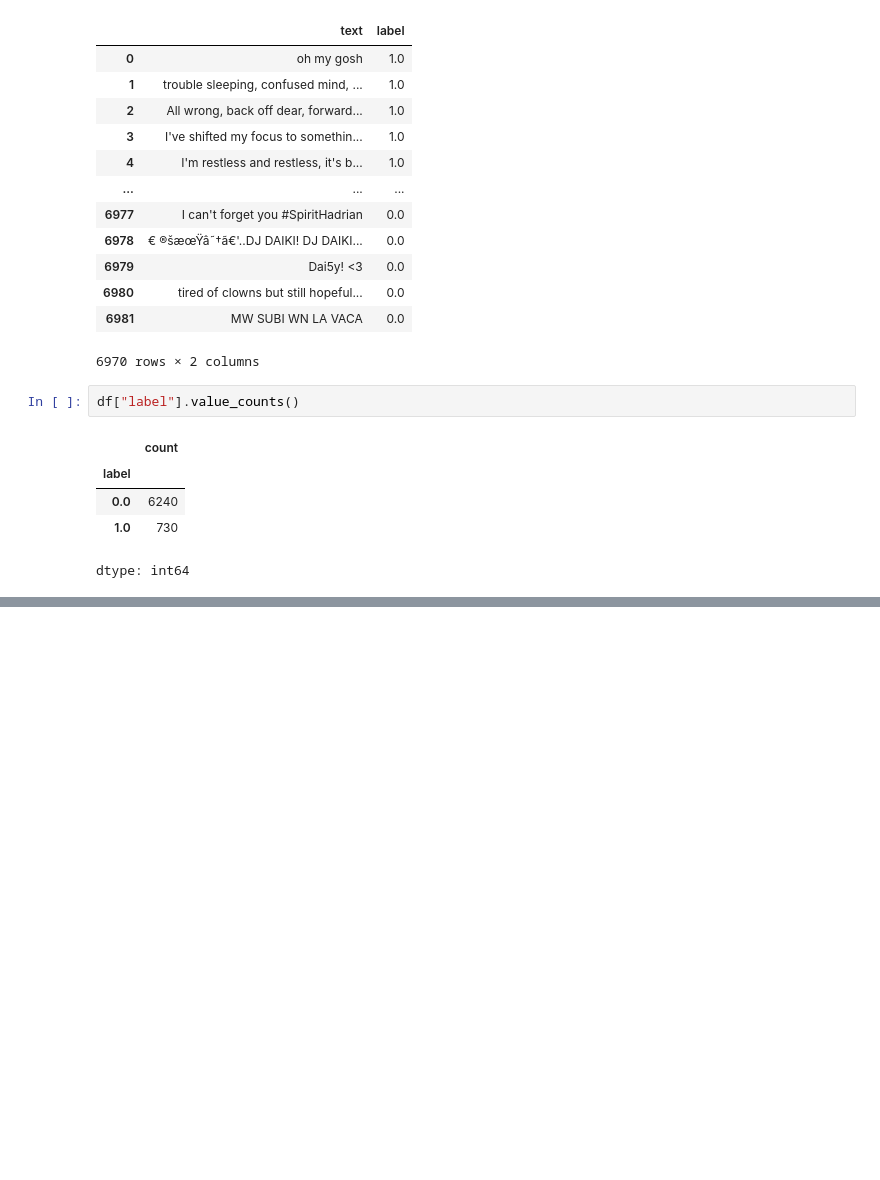
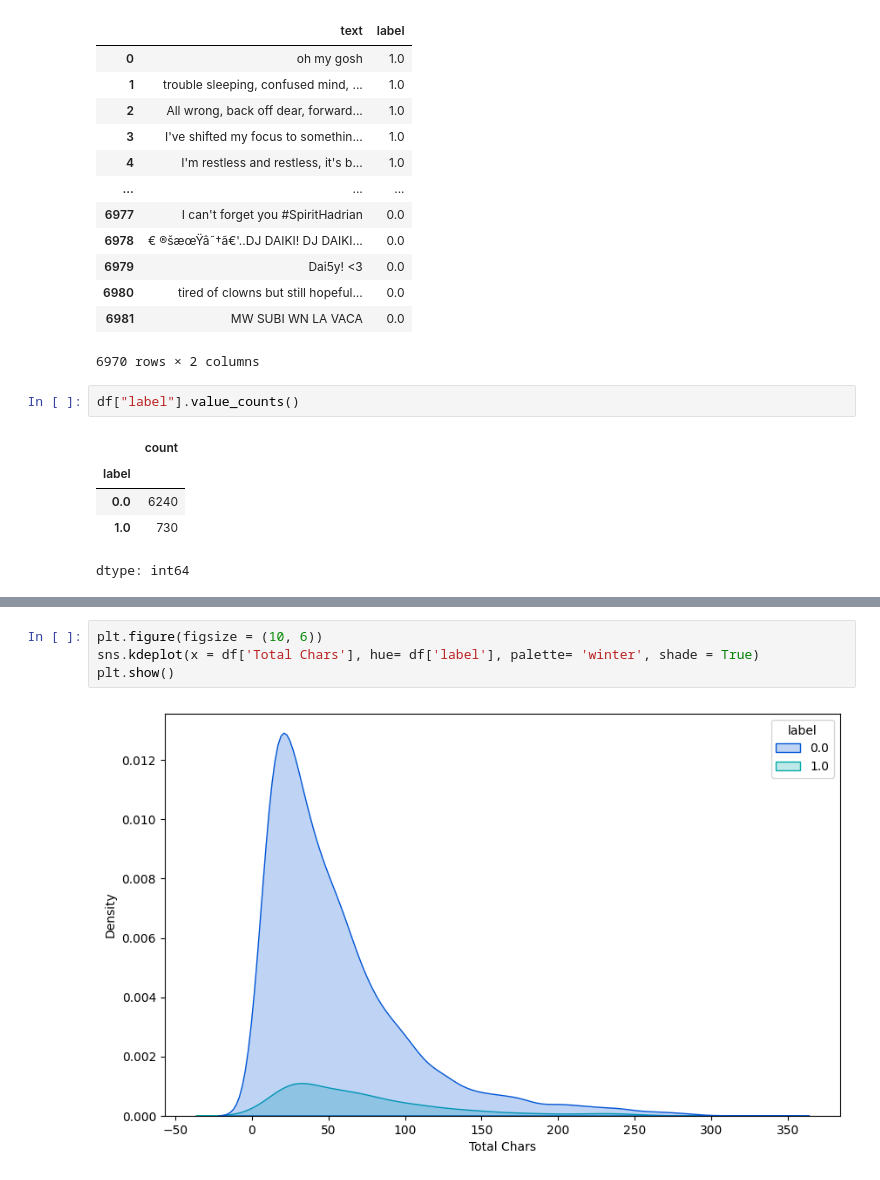
Before and after one commit to nicolasvargaszz/Kaggle_depresion_dataset, a Jupyter notebook: Depresion_analysis.ipynb, the cells around one changed output, grey strips where cells are left out. Saved outputs shown, nothing was run; the diff lists cells and outputs as text; blank space fills up the shorter version.

```diff
--- a/Depresion_analysis.ipynb
+++ b/Depresion_analysis.ipynb
@@ -53,0 +142,6 @@ dtype: int64
+# %%
+plt.figure(figsize = (10, 6))
+sns.kdeplot(x = df['Total Chars'], hue= df['label'], palette= 'winter', shade = True)
+plt.show()
+# %% [output]
+[figure, added]
```
Also changed, not shown: parts of 7 cells of this notebook.
